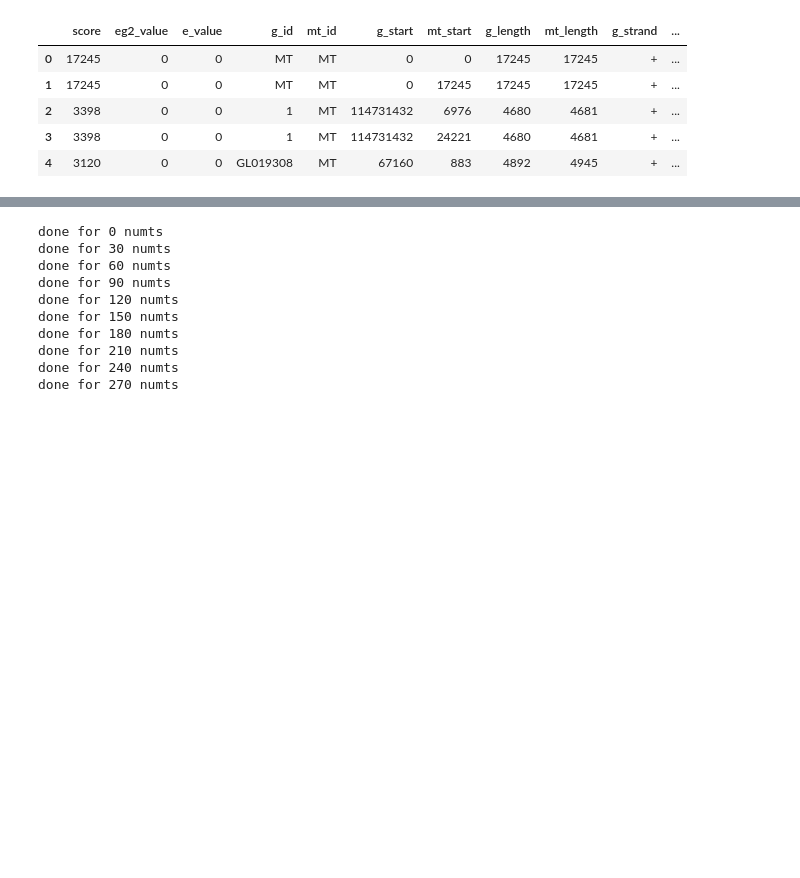
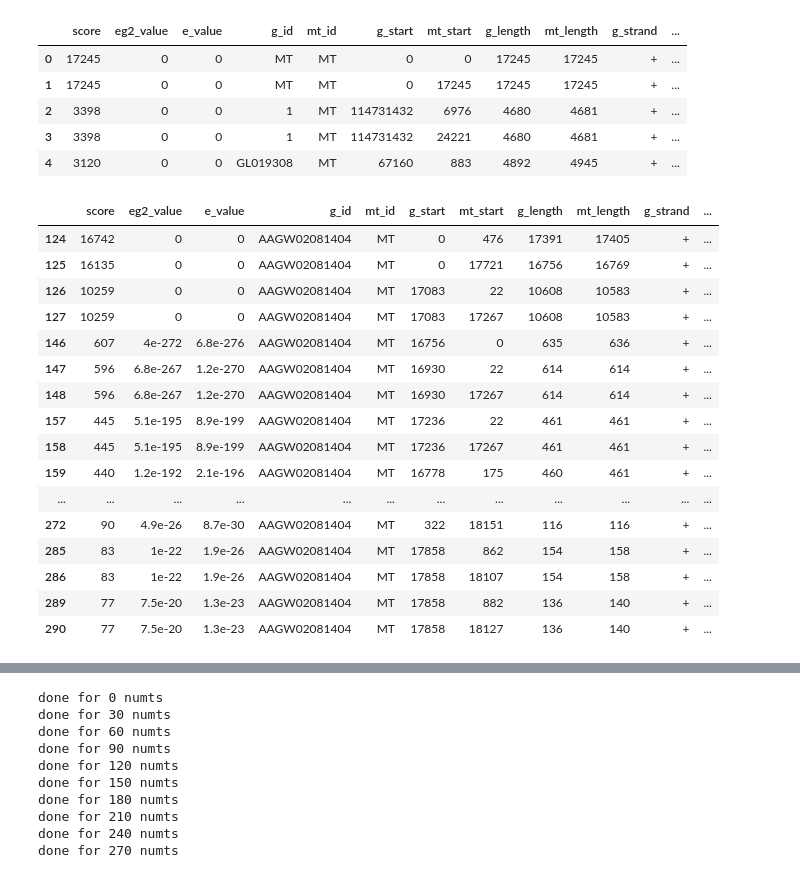
Before and after one commit to balintbiro/Oryctolagus_cuniculus_numts, a Jupyter notebook: get_flankings.ipynb, the cells around one changed output, grey strips where cells are left out. Cells and saved outputs as stored; diff of their text form; code cells hidden in the pictures; blank space fills up the shorter version.

```diff
--- a/get_flankings.ipynb
+++ b/get_flankings.ipynb
@@ -54,3 +54,24 @@ alignment_df.head()
 | 2 | 3398 | 0 | 0 | 1 | MT | 114731432 | 6976 | 4680 | 4681 | + | ... |
 | 3 | 3398 | 0 | 0 | 1 | MT | 114731432 | 24221 | 4680 | 4681 | + | ... |
 | 4 | 3120 | 0 | 0 | GL019308 | MT | 67160 | 883 | 4892 | 4945 | + | ... |
+# %%
+mask = alignment_df['g_id'] == 'AAGW02081404'
+alignment_df[mask]
+# %% [output]
+|  | score | eg2_value | e_value | g_id | mt_id | g_start | mt_start | g_length | mt_length | g_strand | ... |
+| 124 | 16742 | 0 | 0 | AAGW02081404 | MT | 0 | 476 | 17391 | 17405 | + | ... |
+| 125 | 16135 | 0 | 0 | AAGW02081404 | MT | 0 | 17721 | 16756 | 16769 | + | ... |
+| 126 | 10259 | 0 | 0 | AAGW02081404 | MT | 17083 | 22 | 10608 | 10583 | + | ... |
+| 127 | 10259 | 0 | 0 | AAGW02081404 | MT | 17083 | 17267 | 10608 | 10583 | + | ... |
+| 146 | 607 | 4e-272 | 6.8e-276 | AAGW02081404 | MT | 16756 | 0 | 635 | 636 | + | ... |
+| 147 | 596 | 6.8e-267 | 1.2e-270 | AAGW02081404 | MT | 16930 | 22 | 614 | 614 | + | ... |
+| 148 | 596 | 6.8e-267 | 1.2e-270 | AAGW02081404 | MT | 16930 | 17267 | 614 | 614 | + | ... |
+| 157 | 445 | 5.1e-195 | 8.9e-199 | AAGW02081404 | MT | 17236 | 22 | 461 | 461 | + | ... |
+| 158 | 445 | 5.1e-195 | 8.9e-199 | AAGW02081404 | MT | 17236 | 17267 | 461 | 461 | + | ... |
+| 159 | 440 | 1.2e-192 | 2.1e-196 | AAGW02081404 | MT | 16778 | 175 | 460 | 461 | + | ... |
+| ... | ... | ... | ... | ... | ... | ... | ... | ... | ... | ... | ... |
+| 272 | 90 | 4.9e-26 | 8.7e-30 | AAGW02081404 | MT | 322 | 18151 | 116 | 116 | + | ... |
+| 285 | 83 | 1e-22 | 1.9e-26 | AAGW02081404 | MT | 17858 | 862 | 154 | 158 | + | ... |
+| 286 | 83 | 1e-22 | 1.9e-26 | AAGW02081404 | MT | 17858 | 18107 | 154 | 158 | + | ... |
+| 289 | 77 | 7.5e-20 | 1.3e-23 | AAGW02081404 | MT | 17858 | 882 | 136 | 140 | + | ... |
+| 290 | 77 | 7.5e-20 | 1.3e-23 | AAGW02081404 | MT | 17858 | 18127 | 136 | 140 | + | ... |
```
Also changed, not shown: parts of 3 cells of this notebook, 1 other file.
